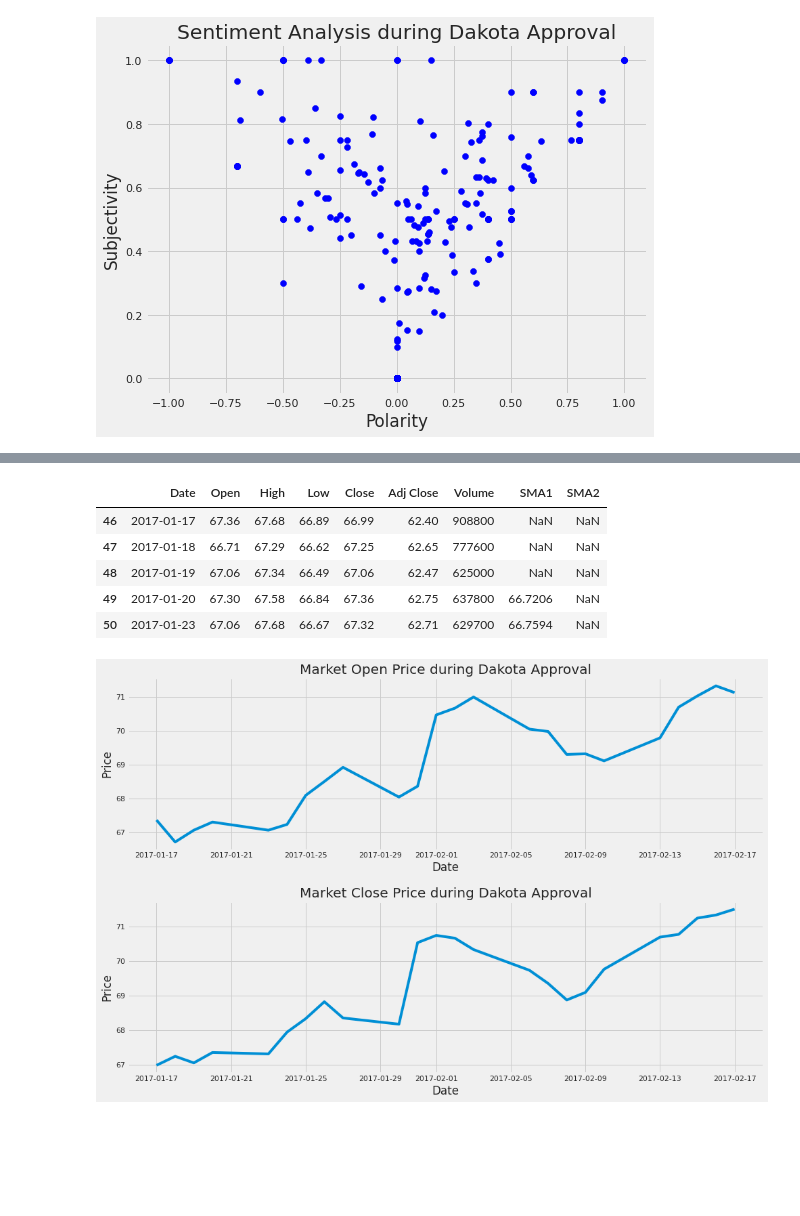
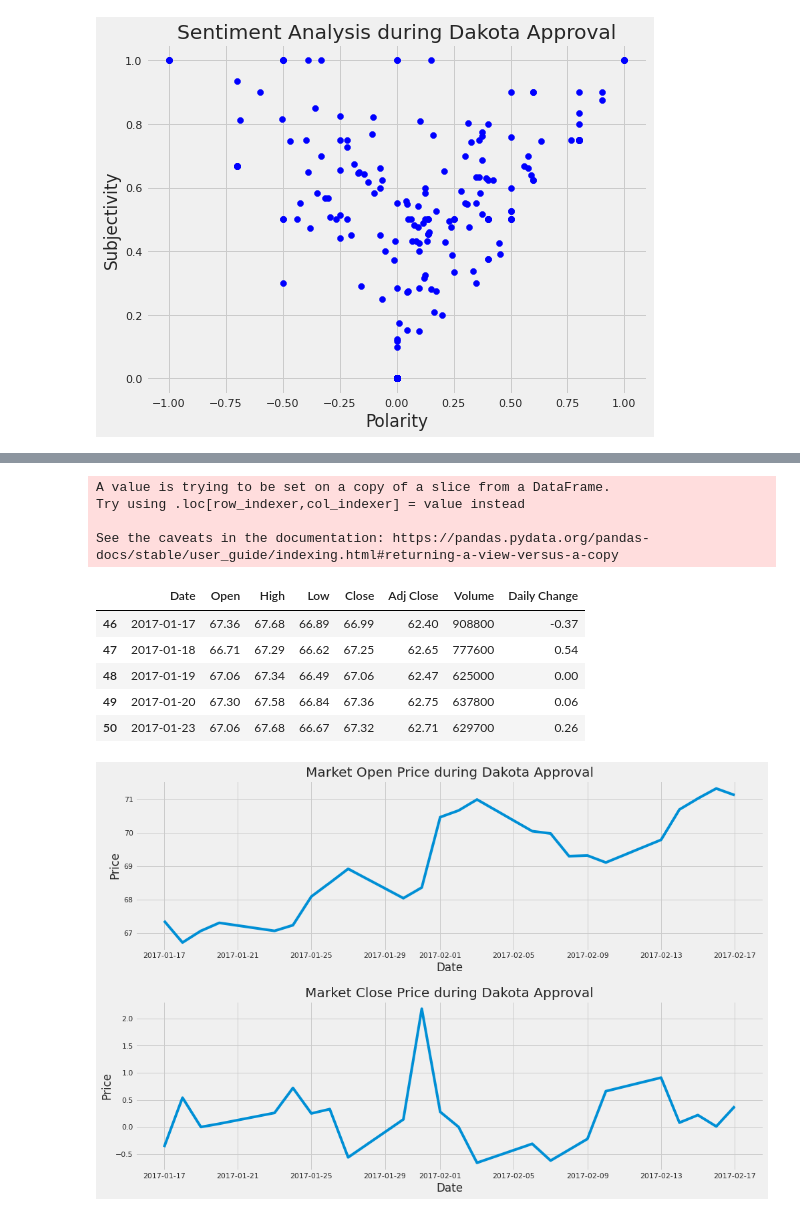
Before and after one commit to cybertraining-dsc/fa20-523-307, a Jupyter notebook: project/Analysis of Financial Markets based on President Trump's Tweets.ipynb, the cells around one changed output, grey strips where cells are left out. Saved outputs shown, nothing was run; the diff lists cells and outputs as text; code cells hidden in the pictures; blank space fills up the shorter version.

Commit message:
Update Pipeline graphs

```diff
--- a/project/Analysis of Financial Markets based on President Trump's Tweets.ipynb
+++ b/project/Analysis of Financial Markets based on President Trump's Tweets.ipynb
@@ -1101,27 +1159,32 @@ dakota_stock_data = stock_data.drop(labels=['SMA1', 'SMA2'], axis=1)
 # %%
 dakota_stock_data = stock_data[stock_data['Date'] >= pd.to_datetime('2017-01-14')]
+dakota_stock_data["Daily Change"] = dakota_stock_data['Close'] - dakota_stock_data['Open']
 dakota_stock_data = dakota_stock_data[dakota_stock_data['Date'] <= pd.to_datetime('2017-02-17')]
 dakota_stock_data.head()
 # %% [output]
+A value is trying to be set on a copy of a slice from a DataFrame.
+Try using .loc[row_indexer,col_indexer] = value instead
+
+See the caveats in the documentation: https://pandas.pydata.org/pandas-docs/stable/user_guide/indexing.html#returning-a-view-versus-a-copy
-|  | Date | Open | High | Low | Close | Adj Close | Volume | SMA1 | SMA2 |
-| 46 | 2017-01-17 | 67.36 | 67.68 | 66.89 | 66.99 | 62.40 | 908800 | NaN | NaN |
-| 47 | 2017-01-18 | 66.71 | 67.29 | 66.62 | 67.25 | 62.65 | 777600 | NaN | NaN |
-| 48 | 2017-01-19 | 67.06 | 67.34 | 66.49 | 67.06 | 62.47 | 625000 | NaN | NaN |
-| 49 | 2017-01-20 | 67.30 | 67.58 | 66.84 | 67.36 | 62.75 | 637800 | 66.7206 | NaN |
-| 50 | 2017-01-23 | 67.06 | 67.68 | 66.67 | 67.32 | 62.71 | 629700 | 66.7594 | NaN |
+|  | Date | Open | High | Low | Close | Adj Close | Volume | Daily Change |
+| 46 | 2017-01-17 | 67.36 | 67.68 | 66.89 | 66.99 | 62.40 | 908800 | -0.37 |
+| 47 | 2017-01-18 | 66.71 | 67.29 | 66.62 | 67.25 | 62.65 | 777600 | 0.54 |
+| 48 | 2017-01-19 | 67.06 | 67.34 | 66.49 | 67.06 | 62.47 | 625000 | 0.00 |
+| 49 | 2017-01-20 | 67.30 | 67.58 | 66.84 | 67.36 | 62.75 | 637800 | 0.06 |
+| 50 | 2017-01-23 | 67.06 | 67.68 | 66.67 | 67.32 | 62.71 | 629700 | 0.26 |
 # %%
 fig = plt.figure(figsize=(15,10))
 ax1 = fig.add_subplot(2,1,1)
 ax2 = fig.add_subplot(2,1,2)
 ax1.plot(dakota_stock_data['Date'], dakota_stock_data['Open'])
 ax1.set_xlabel("Date")
 ax1.set_ylabel("Price")
 ax1.set_title('Market Open Price during Dakota Approval')
 plt.subplots_adjust(hspace=0.3)
-ax2.plot(dakota_stock_data['Date'], dakota_stock_data['Close'])
+ax2.plot(dakota_stock_data['Date'], dakota_stock_data['Daily Change'])
 ax2.set_xlabel("Date")
 ax2.set_ylabel("Price")
 ax2.set_title('Market Close Price during Dakota Approval')
 plt.show()
 # %% [output]
-[figure, old version]
+[figure, new version]
```
Also changed, not shown: parts of 7 cells of this notebook.
